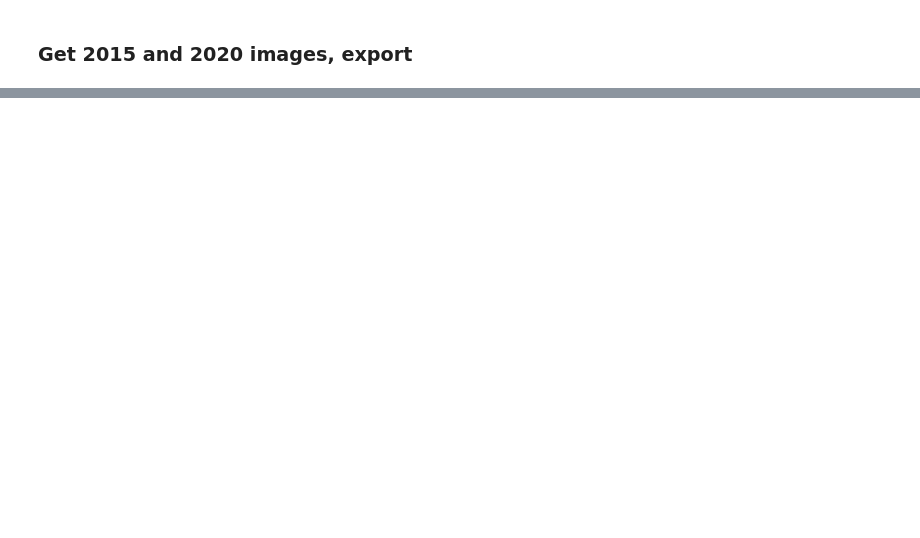
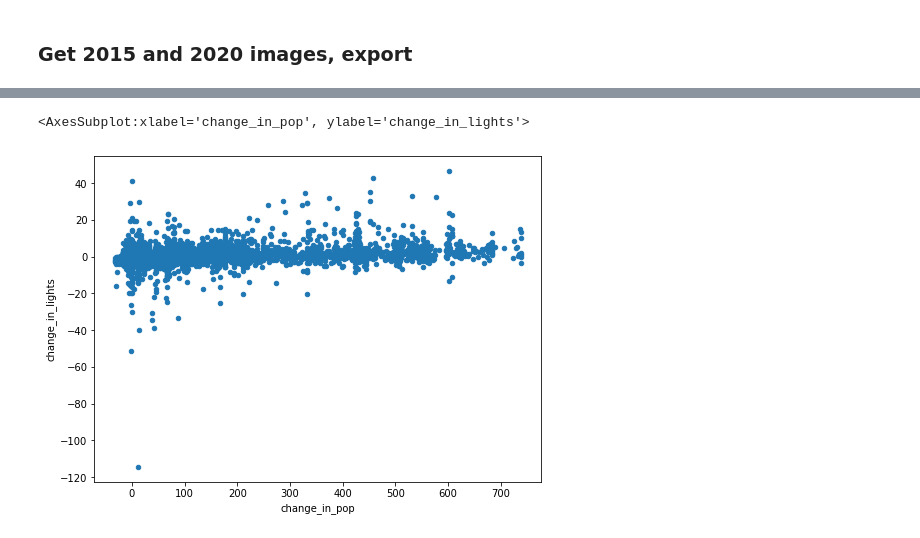
Before and after one commit to mianakajima/NightLights, a Jupyter notebook: notebooks/05_EDA_nightlights_population.ipynb, the cells around one changed output, grey strips where cells are left out. Cells and saved outputs as stored; diff of their text form; code cells hidden in the pictures; blank space fills up the shorter version.

```diff
--- a/notebooks/05_EDA_nightlights_population.ipynb
+++ b/notebooks/05_EDA_nightlights_population.ipynb
@@ -161,0 +339,5 @@ task.status()
+# %%
+census_2020_df = census_2020_r0.to_dataframe(name = 'pop_2020').reset_index()
+lights_2020_df = lights_2020_r0.to_dataframe(name = 'lights_2020').reset_index()
+# %%
+merged_2020 = census_2020_df.merge(lights_2020_df, on = ['band', 'x', 'y']).dropna().reset_index()
@@ -161,0 +353,9 @@ task.status()
+# %%
+# merge the 2015 and 2020 datasets
+
+df_2015 = census_with_lights[['x', 'y', 'census_df', 'lights']]
+df_2020 = merged_2020[['x', 'y', 'pop_2020', 'lights_2020']]
+
+change_pop = df_2015.merge(df_2020, on = ['x', 'y']).dropna().reset_index()
+
+change_pop.head()
@@ -161,0 +369,5 @@ task.status()
+# %%
+change_pop['change_in_pop'] = change_pop['pop_2020'] - change_pop['census_df']
+change_pop['change_in_lights'] = change_pop['lights_2020'] - change_pop['lights']
+change_pop['change_in_pop_per'] = change_pop['change_in_pop'] / change_pop['census_df'] * 100
+change_pop['change_in_lights_per'] = change_pop['change_in_lights'] / change_pop['lights'] * 100
@@ -161,0 +395,5 @@ task.status()
+# %%
+change_pop.plot(x = 'change_in_pop', y = 'change_in_lights', kind = 'scatter', figsize = (8, 6))
+# %% [output]
+<AxesSubplot:xlabel='change_in_pop', ylabel='change_in_lights'>
+[figure, added]
```
Also changed, not shown: parts of 37 cells of this notebook.
